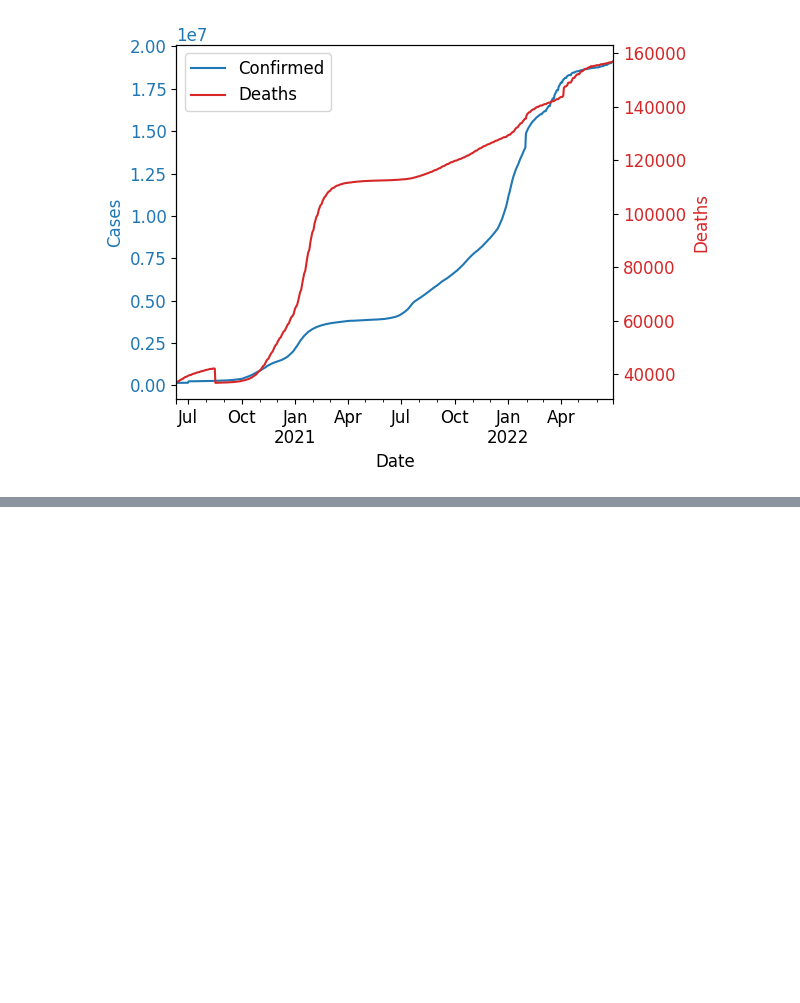
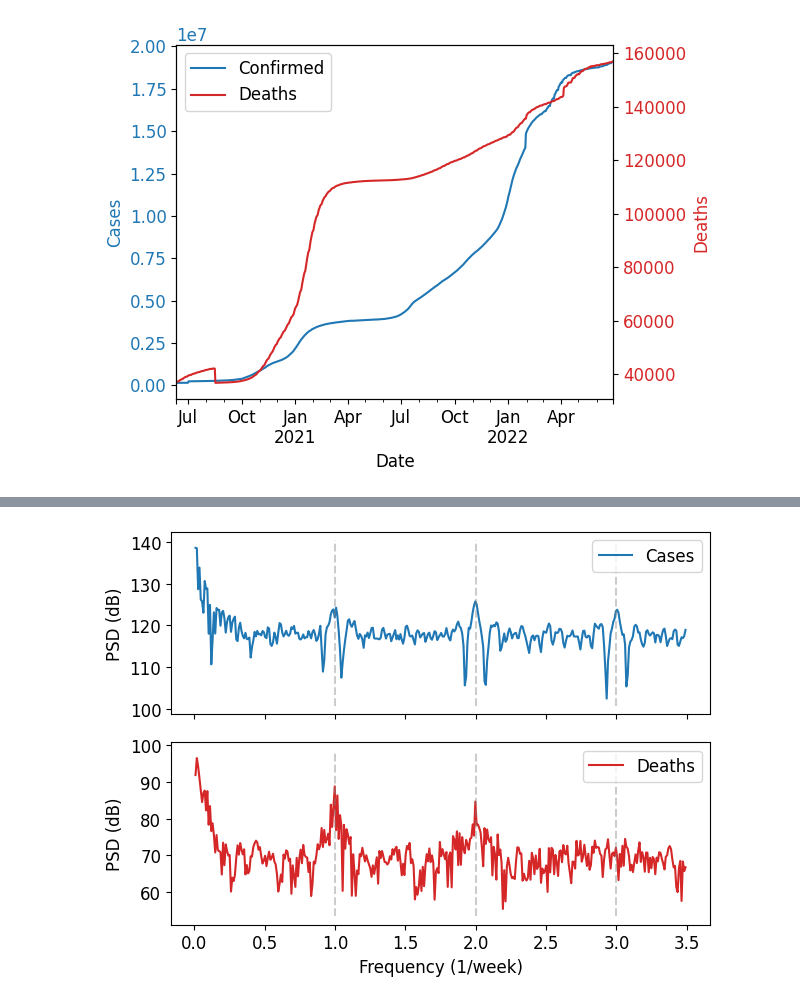
Before and after one commit to KCGallagher/periodic-sampling, a Jupyter notebook: analysis/data_trends.ipynb, the cells around one changed output, grey strips where cells are left out. Drawn from its saved outputs; the diff is of its cells as text; code cells hidden in the pictures; blank space fills up the shorter version.

Commit message:
Fourier analysis (#2)

```diff
--- a/analysis/data_trends.ipynb
+++ b/analysis/data_trends.ipynb
@@ -109,0 +108,36 @@ plt.show()
+# %%
+# Plot Fourier components of case data
+
+df["Days"] = df["Date"].apply(lambda date: (date - min(df["Date"])).days)
+
+def fourier_transform(df, column, compute_psd = False):
+    data = df[column].fillna(0).values
+    data_fft = sp.fftpack.fft(data)
+    data_psd = np.abs(data_fft) ** 2  # Power Spectral density
+
+    fftfreq = sp.fftpack.fftfreq(len(data_fft), 1/7)  # Frequency units in weeks
+    return (data_psd, fftfreq) if compute_psd else (data_fft, fftfreq)
+
+def plot_fft(data, freq, ax, color, label):
+    i = freq > 0  # Remove negative frequencies
+    ax.plot(freq[i], 10 * np.log10(data[i]), color=color, label=label)
+    y_lim = ax.get_ylim()
+    ax.vlines([(n+1) for n in range(3)], y_lim[0], y_lim[1],
+              colors='gray', linestyles='dashed', alpha=0.4)
+    ax.set_xlabel('Frequency (1/week)')
+    ax.set_ylabel('PSD (dB)')
+    ax.legend(loc=1)
+
+fig, axs = plt.subplots(2)
+
+case_fft, case_freq = fourier_transform(df, column='Daily_Cases', compute_psd=True)
+plot_fft(case_fft, case_freq, ax=axs[0], color='tab:blue', label="Cases")
+axs[0].set_xlabel(''); axs[0].set_xticklabels([])
+
+death_fft, death_freq = fourier_transform(df, column='Daily_Deaths', compute_psd=True)
+plot_fft(death_fft, death_freq, ax=axs[1], color='tab:red', label="Deaths")
+
+fig.tight_layout()
+plt.savefig(f"../images/data_trends/daily_fft_{location}.png")
+# %% [output]
+[figure, added]
```
Also changed, not shown: parts of 8 cells of this notebook, 3 other files.
